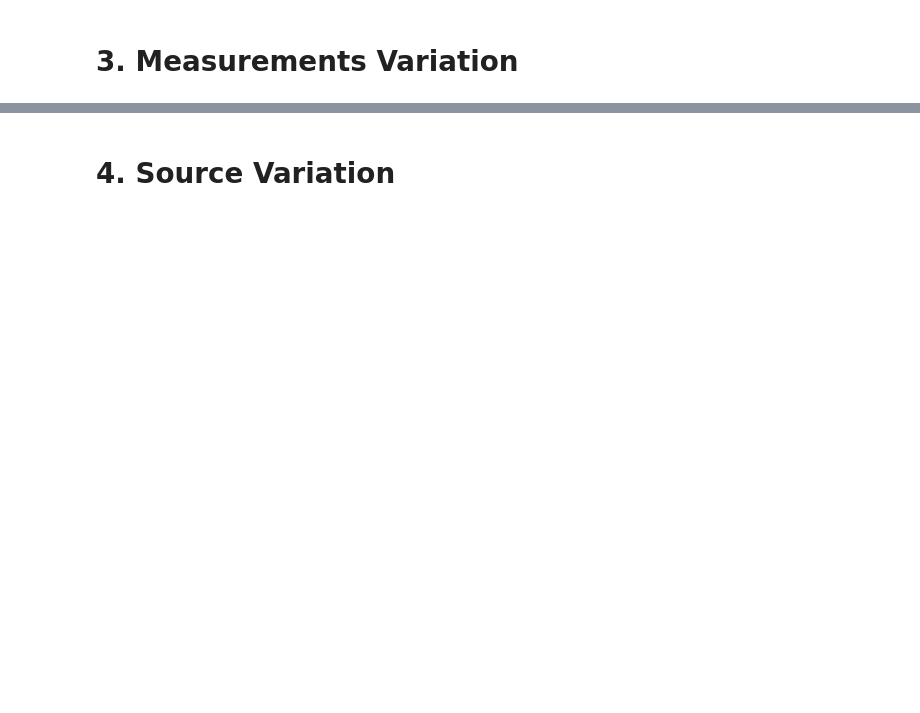
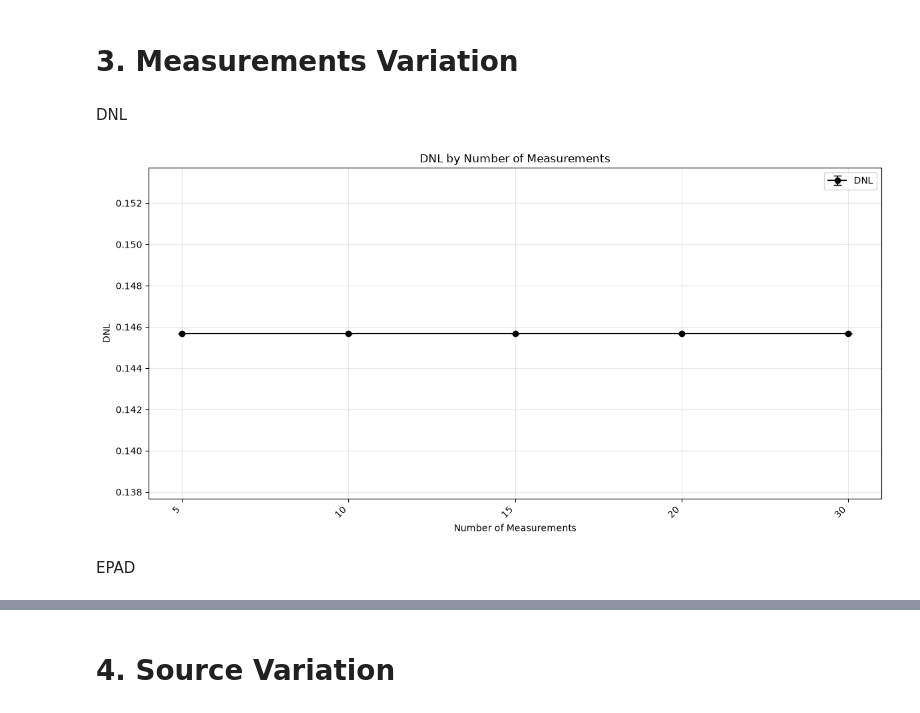
Before and after one commit to andre-batista/eispy2d, a Jupyter notebook: demo/example_benchmark_evaluate.ipynb, the cells around one changed output, grey strips where cells are left out. Drawn from its saved outputs; the diff is of its cells as text; code cells hidden in the pictures; blank space fills up the shorter version.

```diff
--- a/demo/example_benchmark_evaluate.ipynb
+++ b/demo/example_benchmark_evaluate.ipynb
@@ -325,5 +450,17 @@ plot_variation(
 # %% [markdown]
 # 3. Measurements Variation
+# %% [markdown]
+DNL
+# %%
+plot_dnl_variation(
+    collect_group_dnl('measurements'),
+    'DNL by Number of Measurements',
+    'Number of Measurements'
+)
+# %% [output]
+[figure, added]
+# %% [markdown]
+EPAD
 # %%
 indicator = rst.REL_PERMITTIVITY_PAD_ERROR
 
```
Also changed, not shown: parts of 57 cells of this notebook, 1 other file.
